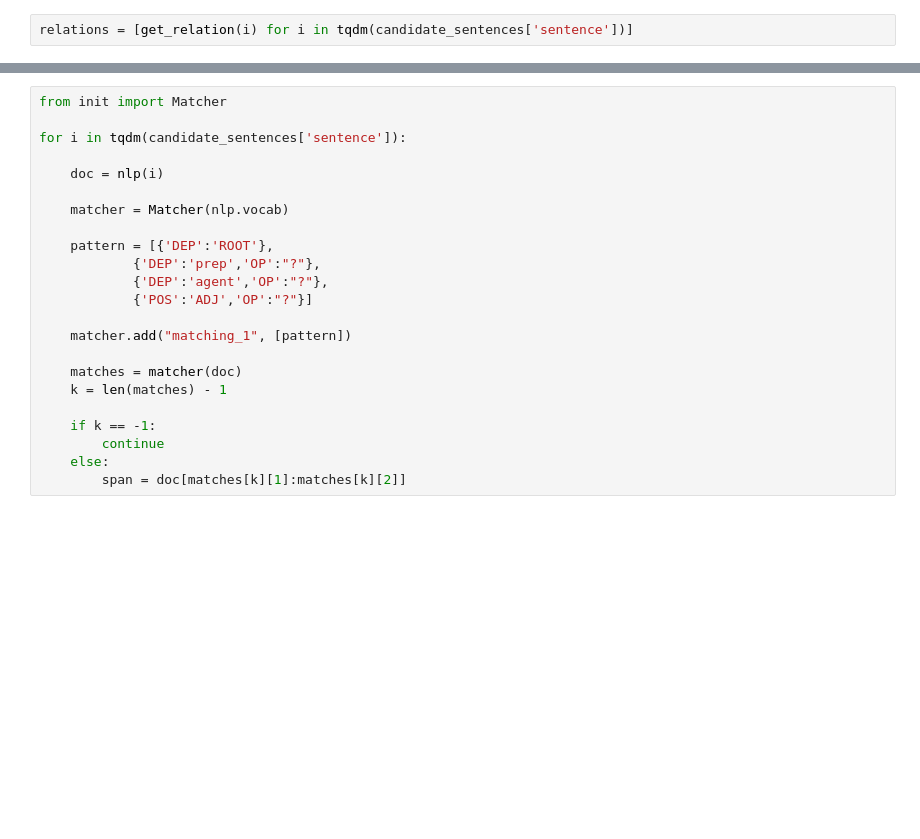
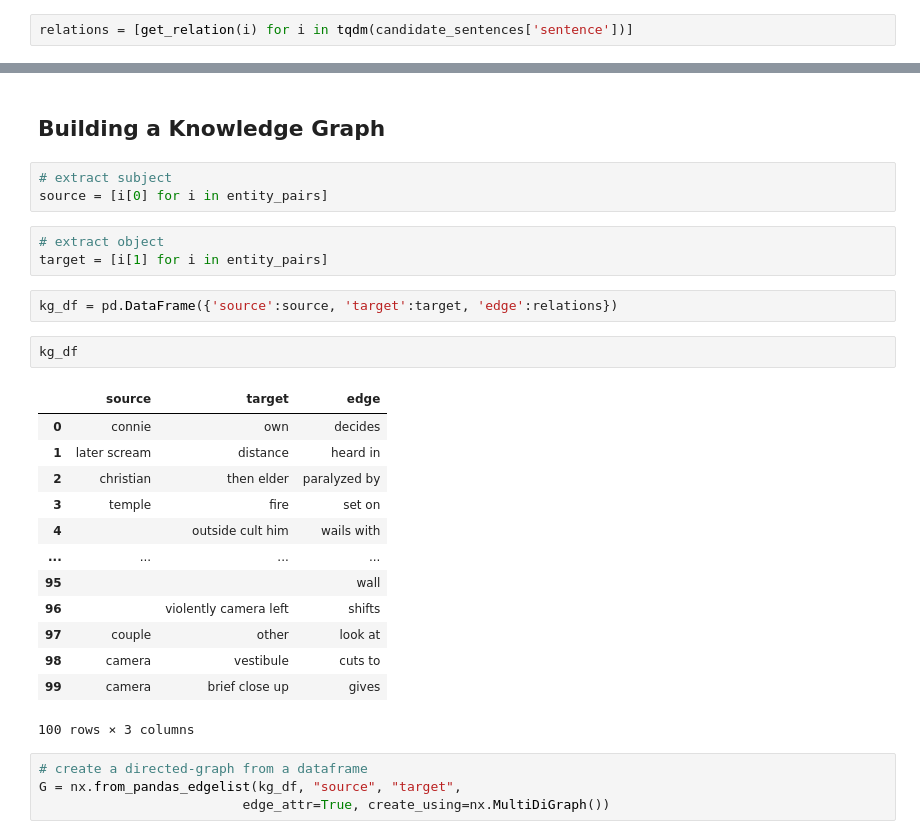
Before and after one commit to srivarshan-s/Complex-Question-Answering-using-Knowledge-Graphs, a Jupyter notebook: notebooks/main.ipynb, the cells around one changed output, grey strips where cells are left out. Saved outputs shown, nothing was run; the diff lists cells and outputs as text; blank space fills up the shorter version.

```diff
--- a/notebooks/main.ipynb
+++ b/notebooks/main.ipynb
@@ -63,24 +64,31 @@ said               8
 dtype: int64
-# %%
-from init import Matcher
-
-for i in tqdm(candidate_sentences['sentence']):
-
-    doc = nlp(i)
-
-    matcher = Matcher(nlp.vocab)
-
-    pattern = [{'DEP':'ROOT'},
-            {'DEP':'prep','OP':"?"},
-            {'DEP':'agent','OP':"?"},
-            {'POS':'ADJ','OP':"?"}]
-
-    matcher.add("matching_1", [pattern])
-
-    matches = matcher(doc)
-    k = len(matches) - 1
-
-    if k == -1:
-        continue
-    else:
-        span = doc[matches[k][1]:matches[k][2]]
+# %% [markdown]
+## **Building a Knowledge Graph**
+# %%
+# extract subject
+source = [i[0] for i in entity_pairs]
+# %%
+# extract object
+target = [i[1] for i in entity_pairs]
+# %%
+kg_df = pd.DataFrame({'source':source, 'target':target, 'edge':relations})
+# %%
+kg_df
+# %% [output]
+|  | source | target | edge |
+| 0 | connie | own | decides |
+| 1 | later scream | distance | heard in |
+| 2 | christian | then elder | paralyzed by |
+| 3 | temple | fire | set on |
+| 4 |  | outside cult him | wails with |
+| ... | ... | ... | ... |
+| 95 |  |  | wall |
+| 96 |  | violently camera left | shifts |
+| 97 | couple | other | look at |
+| 98 | camera | vestibule | cuts to |
+| 99 | camera | brief close up | gives |
+100 rows × 3 columns
+# %%
+# create a directed-graph from a dataframe
+G = nx.from_pandas_edgelist(kg_df, "source", "target",
+                          edge_attr=True, create_using=nx.MultiDiGraph())
```
Also changed, not shown: parts of 11 cells of this notebook.
